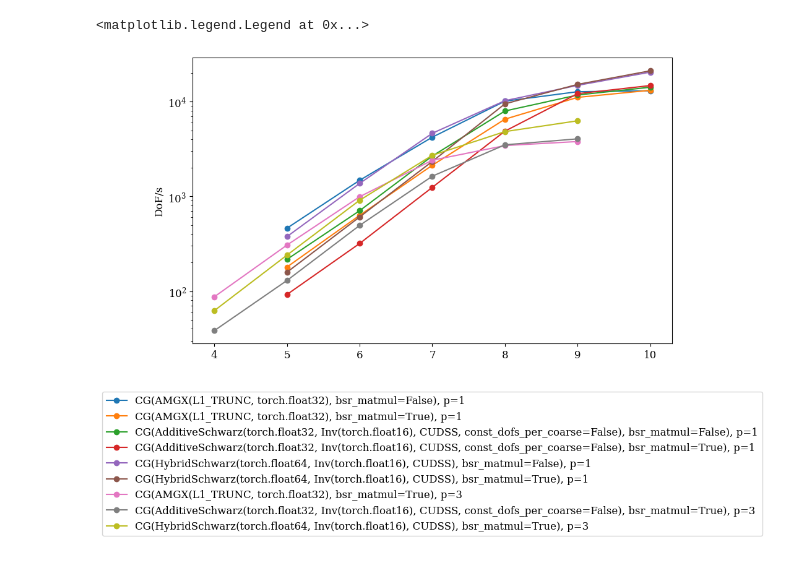
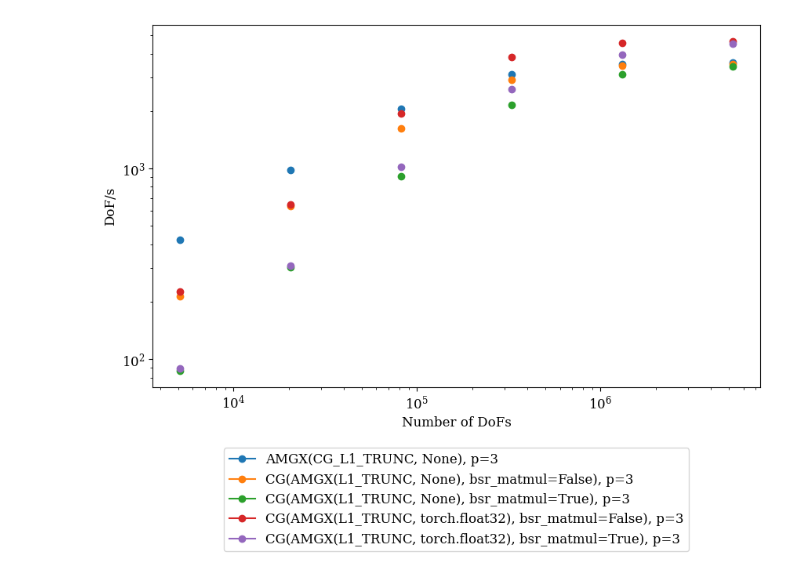
Before and after one commit to mgr0dzicki/dd-solvers, a Jupyter notebook: notebooks/plot_scaling.ipynb, the cells around one changed output. Cells and saved outputs as stored; diff of their text form; code cells hidden in the pictures.

```diff
--- a/notebooks/plot_scaling.ipynb
+++ b/notebooks/plot_scaling.ipynb
@@ -44,7 +44,7 @@ df["fine m val"] = df["fine m"].apply(lambda m: int(m[1:]))
 pivot = df.pivot_table(
     values="best DoFs/s",
     index=["p", "solver"],
-    columns=["fine m val"]
+    columns=["DoFs"]
 )
 pivot
 # %% [output]
@@ -62,14 +69,19 @@ pivot
 # %%
 fig, ax = plt.subplots(figsize=(10, 6))
+ax.set_yscale("log")
+ax.set_xscale("log")
 for (p, solver), vals in pivot.iterrows():
-    # if p != 1:
-    #     continue
-    ax.plot(vals, label=f"{solver}, p={p}", marker="o")
-ax.set_yscale("log")
+    if p != 3:
+        continue
+    if "AMGX" not in solver:
+        continue
+    ax.plot(vals, label=f"{solver}, p={p}", marker='o')
 ax.set_ylabel("DoF/s")
+ax.set_xlabel("Number of DoFs")
 
 #legend below the plot
 ax.legend(bbox_to_anchor=(0.5, -0.15), loc="upper center", ncol=1)
+
+fig.show()
 # %% [output]
-<matplotlib.legend.Legend at 0x...>
-[figure, old version]
+[figure, new version]
```
Also changed, not shown: parts of 1 cell of this notebook, 3 other files.
